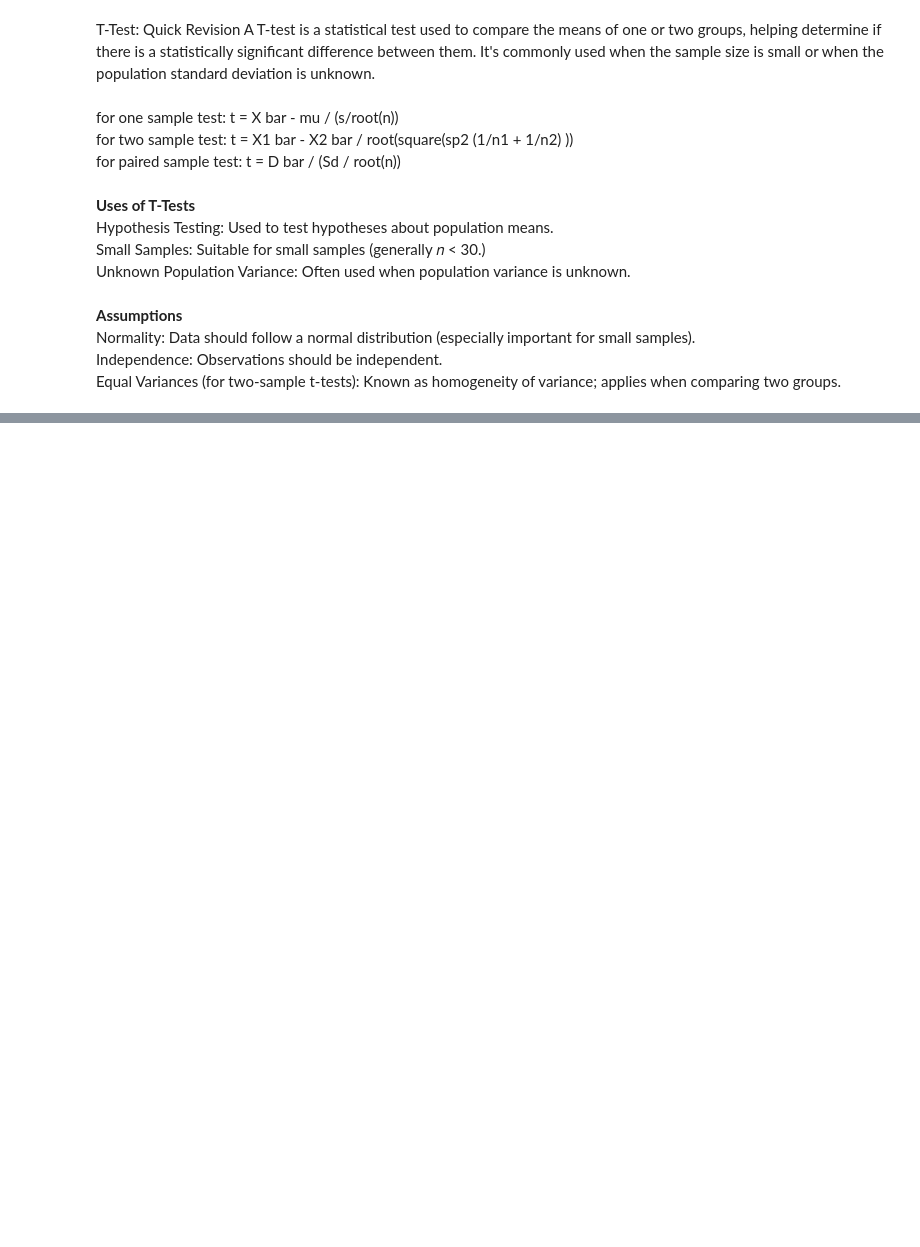
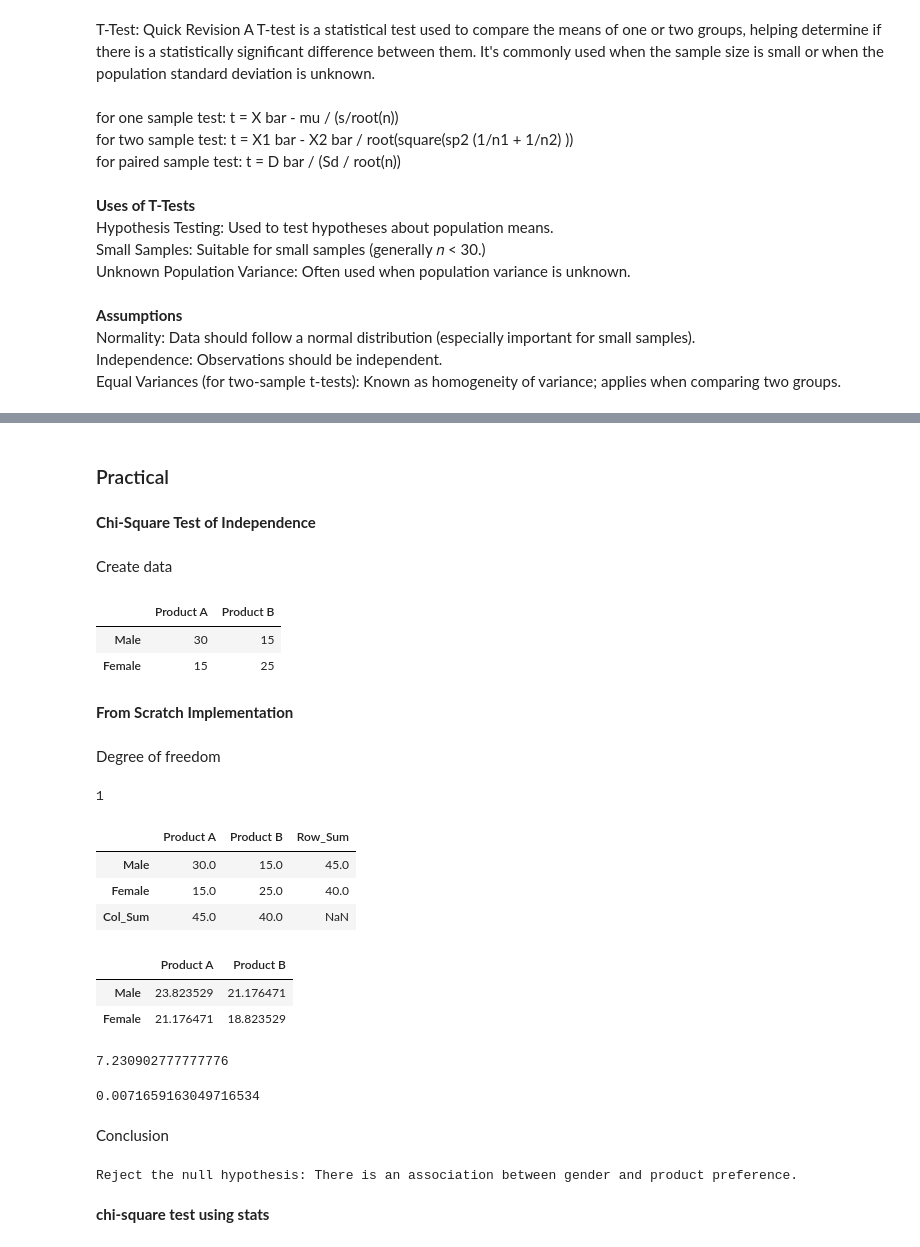
Before and after one commit to arjunravi26/Hypothesis-test, a Jupyter notebook: hypothesi_test.ipynb, the cells around one changed output, grey strips where cells are left out. Cells and saved outputs as stored; diff of their text form; code cells hidden in the pictures; blank space fills up the shorter version.

```diff
--- a/hypothesi_test.ipynb
+++ b/hypothesi_test.ipynb
@@ -170,0 +315,39 @@ Equal Variances (for two-sample t-tests): Known as homogeneity of variance; appl
+# %% [markdown]
+### Practical
+# %% [markdown]
+**Chi-Square Test of Independence**
+# %% [markdown]
+Create data
+# %%
+# Sample data (contingency table)
+# Rows represent genders, columns represent product preference (Product A, Product B)
+# data = np.array([[30, 10],[29, 15]])
+data = np.array([[30, 15],[15, 25]])
+df_observed = pd.DataFrame(data, index=["Male", "Female"], columns=["Product A", "Product B"])
+df_observed
+# %% [output]
+|  | Product A | Product B |
+| Male | 30 | 15 |
+| Female | 15 | 25 |
+# %% [markdown]
+**From Scratch Implementation**
+# %% [markdown]
+Degree of freedom
+# %%
+# df = (number of rows - 1) * (number of columns - 1)
+df = (df_observed.shape[0]- 1) * (df_observed.shape[1] - 1)
+df
+# %% [output]
+1
+# %%
+df_observed_1 = df_observed.copy()
+# %%
+df_observed_1['Row_Sum'] = df_observed.sum(axis=1)
+df_observed_1.loc['Col_Sum'] = df_observed.sum(axis=0)
+# %%
+df_observed_1
+# %% [output]
+|  | Product A | Product B | Row_Sum |
+| Male | 30.0 | 15.0 | 45.0 |
+| Female | 15.0 | 25.0 | 40.0 |
+| Col_Sum | 45.0 | 40.0 | NaN |
@@ -170,0 +364,27 @@ Equal Variances (for two-sample t-tests): Known as homogeneity of variance; appl
+# %%
+expected_df
+# %% [output]
+|  | Product A | Product B |
+| Male | 23.823529 | 21.176471 |
+| Female | 21.176471 | 18.823529 |
+# %%
+chi_square_stat = ((df_observed - expected_df) ** 2 / expected_df).sum().sum()
+chi_square_stat
+# %% [output]
+7.230902777777776
+# %%
+p_value = 1 - stats.chi2.cdf(chi_square_stat, df)
+p_value
+# %% [output]
+0.0071659163049716534
+# %% [markdown]
+Conclusion
+# %%
+if p_value < 0.05:
+    print("Reject the null hypothesis: There is an association between gender and product preference.")
+else:
+    print("Fail to reject the null hypothesis: No association between gender and product preference.")
+# %% [output]
+Reject the null hypothesis: There is an association between gender and product preference.
+# %% [markdown]
+**chi-square test using stats**
```
Also changed, not shown: parts of 55 cells of this notebook.
